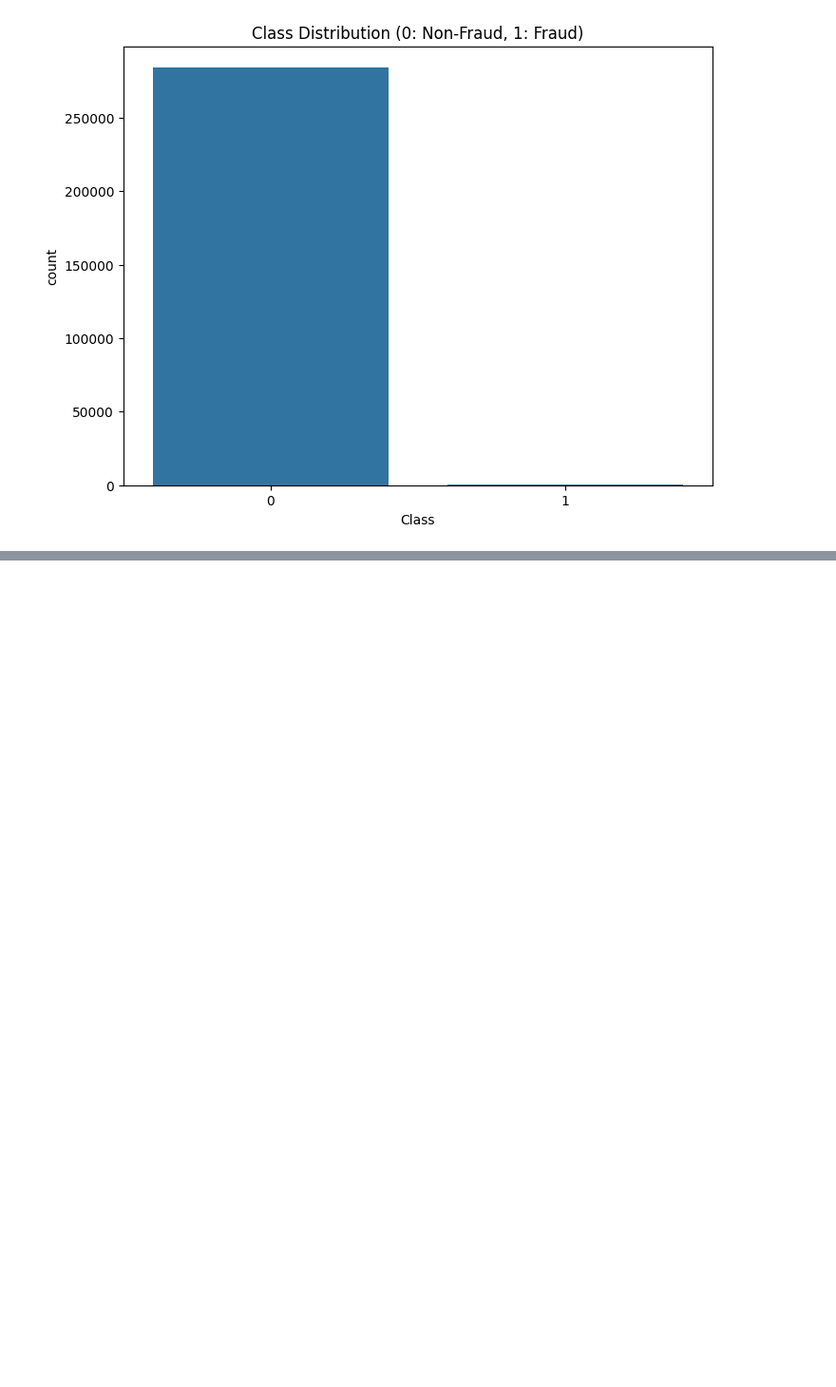
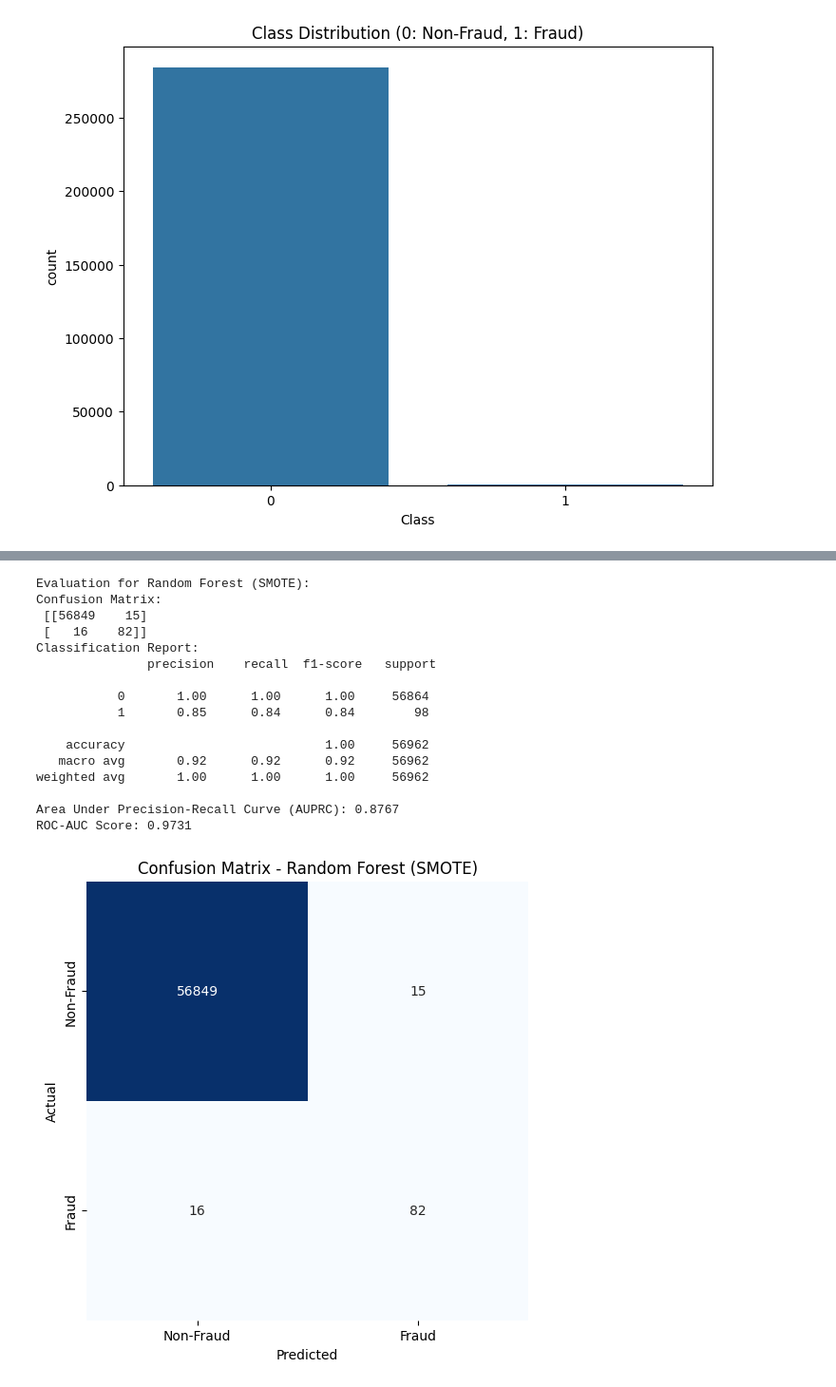
Before and after one commit to GrE3lzzz/Gittea, a Jupyter notebook: My_Paypal.ipynb, the cells around one changed output, grey strips where cells are left out. Shown at 95% size. Saved outputs shown, nothing was run; the diff lists cells and outputs as text; code cells hidden in the pictures; blank space fills up the shorter version.

```diff
--- a/My_Paypal.ipynb
+++ b/My_Paypal.ipynb
@@ -235,0 +138,25 @@ plt.show()
+# %%
+# Random Forest (with SMOTE)
+rf = RandomForestClassifier(random_state=42)
+rf.fit(X_train_smote, y_train_smote)
+y_pred_rf = rf.predict(X_test)
+y_proba_rf = rf.predict_proba(X_test)[:, 1]
+evaluate_model(y_test, y_pred_rf, y_proba_rf, "Random Forest (SMOTE)")
+# %% [output]
+Evaluation for Random Forest (SMOTE):
+Confusion Matrix:
+ [[56849    15]
+ [   16    82]]
+Classification Report:
+               precision    recall  f1-score   support
+
+           0       1.00      1.00      1.00     56864
+           1       0.85      0.84      0.84        98
+
+    accuracy                           1.00     56962
+   macro avg       0.92      0.92      0.92     56962
+weighted avg       1.00      1.00      1.00     56962
+
+Area Under Precision-Recall Curve (AUPRC): 0.8767
+ROC-AUC Score: 0.9731
+[figure, added]
```
Also changed, not shown: parts of 19 cells of this notebook.
